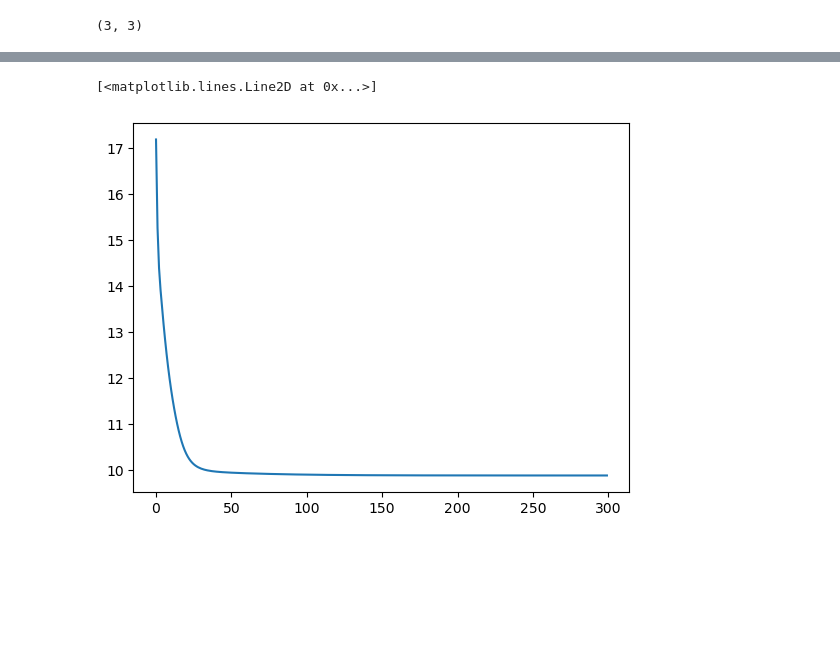
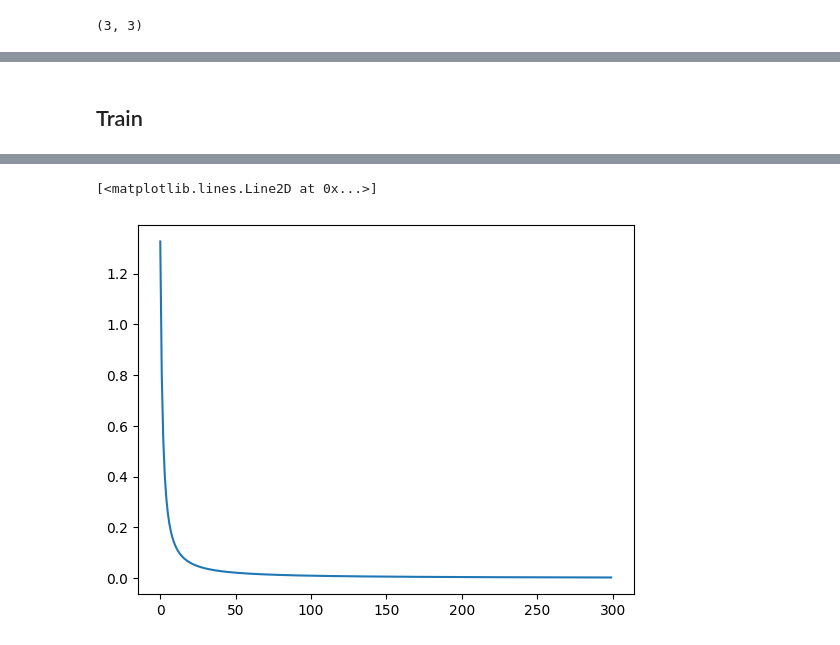
Before and after one commit to HongQuan1812/AIO2025, a Jupyter notebook: Module 5/softmax regression.ipynb, the cells around one changed output, grey strips where cells are left out. Cells and saved outputs as stored; diff of their text form; code cells hidden in the pictures; blank space fills up the shorter version.

Commit message:
plot

```diff
--- a/Module 5/softmax regression.ipynb
+++ b/Module 5/softmax regression.ipynb
@@ -190,6 +151,7 @@ def calculate_softmax(z):
     y_hat = np.exp(z) / np.sum(np.exp(z), axis = 1, keepdims=True)
     return y_hat
 
-y_hat = calculate_softmax(z)
-y_hat.shape
+y_prob = calculate_softmax(z)
+y_hat = np.argmax(y_prob, axis=1)
+y_prob.shape, y_hat.shape
 # %% [output]
@@ -199,6 +161,6 @@ def calculate_loss_function(y_one_hot, y_hat):
     loss = -np.sum(y_one_hot * np.log(y_hat)) / y_one_hot.shape[0]
     return loss
 
-loss = calculate_loss_function(y_one_hot, y_hat)
+loss = calculate_loss_function(y_train_one_hot, y_prob)
 loss
 # %% [output]
@@ -209,7 +171,7 @@ def calculate_gradient(y_one_hot, y_hat, X_train):
     grad = np.dot(X_train.T, (y_hat - y_one_hot)) / m
     return grad
 
-grad = calculate_gradient(y_one_hot, y_hat, X_train)
+grad = calculate_gradient(y_train_one_hot, y_prob, X_train)
 grad.shape
 # %% [output]
 (3, 3)
@@ -254,43 +187,37 @@ np.vectorize(mapping.get)(y_val), y_val
+# %%
+epochs = 300
+lr = 0.1
+batch_size = 10
+c = 3
+W = np.random.rand(3,3)
+# %% [markdown]
+## Train
 # %%
-epochs = 300
-lr = 0.1
-batch_size = 10
 def train(X_train, y_train, X_val, y_val, W, epochs, lr, batch_size):
     lossess = []
     best_f1 = 0
     best_w = W
-    mapping = {1: 0, 3: 1, 6: 2}
-    y_val = np.vectorize(mapping.get)(y_val)
     for epoch in range(epochs):
         for i in range(0, len(y_train), batch_size):
             X_batch = X_train[i:i+batch_size]
             y_batch = y_train[i:i+batch_size]
+            y_batch_one_hot = one_hot_encoding(y_batch, c)
 
             z = calculate_z(X_batch, W)
-            y_hat = calculate_softmax(z)
-            loss = calculate_loss_function(y_batch, y_hat)
-            grad = calculate_gradient(y_batch, y_hat, X_batch)
+            y_prob_train = calculate_softmax(z)
+            loss = calculate_loss_function(y_batch_one_hot, y_prob_train)
+            grad = calculate_gradient(y_batch_one_hot, y_prob_train, X_batch)
             W = update_weights(W, grad, lr)
 
         lossess.append(loss)
 
         # Validation loop
         z_val = calculate_z(X_val, W)
+        y_prob_val = calculate_softmax(z_val)
+        y_hat = np.argmax(y_prob_val, axis=1)
 
-        y_prob_val = calculate_softmax(z_val)
-
-        y_label_predict =[]
-
-        for i in range(len(y_prob_val)):
-            if np.argmax(y_prob_val, axis = 1)[i] == 0:
-                y_label_predict.append(0)
-            elif np.argmax(y_prob_val, axis = 1)[i] == 1:
-                y_label_predict.append(1)
-            else:
-                y_label_predict.append(2)
-
-        f1 = f1_score(y_val, y_label_predict, average= 'macro')
-        accuracy = accuracy_score(y_val, y_label_predict)
+        f1 = f1_score(y_val, y_hat, average= 'macro')
+        accuracy = accuracy_score(y_val, y_hat)
 
         print(f'Epoch {epoch + 1}/{epochs}, loss: {loss}, f1: {f1}, accuracy: {accuracy}')
 
@@ -303,7 +230,6 @@ def train(X_train, y_train, X_val, y_val, W, epochs, lr, batch_size):
 
 
 best_w, lossess = train(X_train, y_train, X_val, y_val, W, epochs, lr, batch_size)
-
 best_w
 plt.plot(lossess)
 # %% [output]
@@ -327,2 +253,2 @@ Epoch 300/300, loss: 9.887554508234798, f1: 0.2222222222222222, accuracy: 0.5
 [<matplotlib.lines.Line2D at 0x...>]
-[figure, old version]
+[figure, new version]
```
Also changed, not shown: parts of 34 cells of this notebook, 1 other file.
